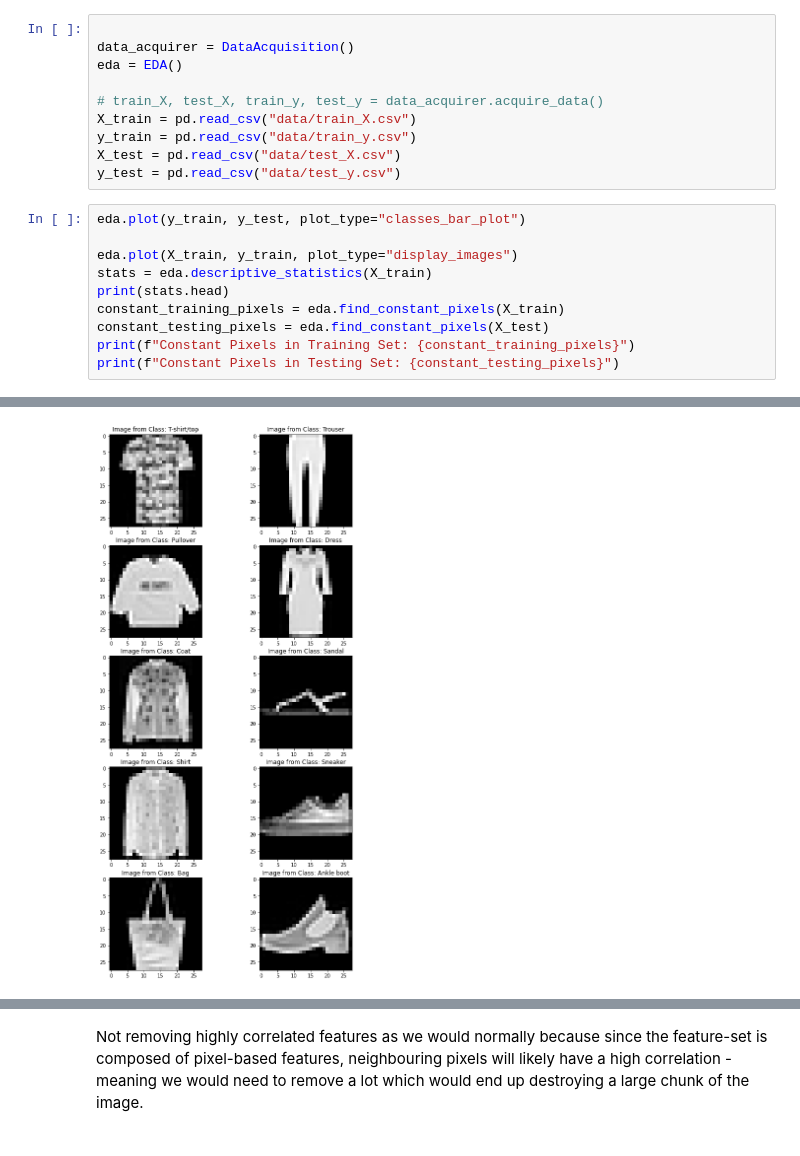
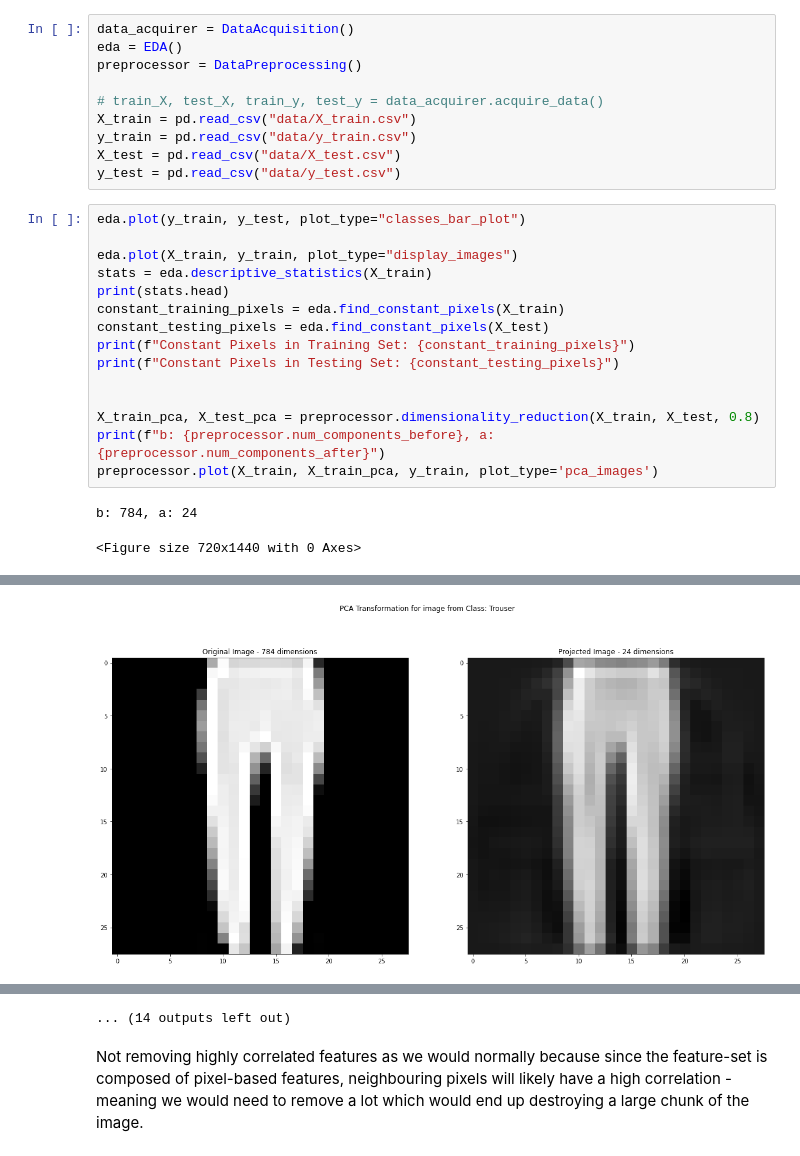
Before and after one commit to nolankurylo/AI-MNIST-Pipeline, a Jupyter notebook: main.ipynb, the cells around one changed output, grey strips where cells are left out. Drawn from its saved outputs; the diff is of its cells as text.

```diff
--- a/main.ipynb
+++ b/main.ipynb
@@ -7,13 +14,13 @@ import matplotlib.pyplot as plt
 # %%
-
 data_acquirer = DataAcquisition()
 eda = EDA()
+preprocessor = DataPreprocessing()
 
 # train_X, test_X, train_y, test_y = data_acquirer.acquire_data()
-X_train = pd.read_csv("data/train_X.csv")
-y_train = pd.read_csv("data/train_y.csv")
-X_test = pd.read_csv("data/test_X.csv")
-y_test = pd.read_csv("data/test_y.csv")
+X_train = pd.read_csv("data/X_train.csv")
+y_train = pd.read_csv("data/y_train.csv")
+X_test = pd.read_csv("data/X_test.csv")
+y_test = pd.read_csv("data/y_test.csv")
 # %%
 eda.plot(y_train, y_test, plot_type="classes_bar_plot")
 
@@ -24,4 +31,11 @@ constant_training_pixels = eda.find_constant_pixels(X_train)
 constant_testing_pixels = eda.find_constant_pixels(X_test)
 print(f"Constant Pixels in Training Set: {constant_training_pixels}")
 print(f"Constant Pixels in Testing Set: {constant_testing_pixels}")
+
+
+X_train_pca, X_test_pca = preprocessor.dimensionality_reduction(X_train, X_test, 0.8)
+print(f"b: {preprocessor.num_components_before}, a: {preprocessor.num_components_after}")
+preprocessor.plot(X_train, X_train_pca, y_train, plot_type='pca_images')
 # %% [output]
+b: 784, a: 24
+<Figure size 720x1440 with 0 Axes>
@@ -29 +43 @@ print(f"Constant Pixels in Testing Set: {constant_testing_pixels}")
-[figure, old version]
+[figure, new version]
@@ -47,3 +52,4 @@ Constant Pixels in Testing Set: []
+... (14 outputs left out)
 # %% [markdown]
 Not removing highly correlated features as we would normally because
 since the feature-set is composed of pixel-based features, neighbouring
```
Also changed, not shown: parts of 2 cells of this notebook, 4 other files.
